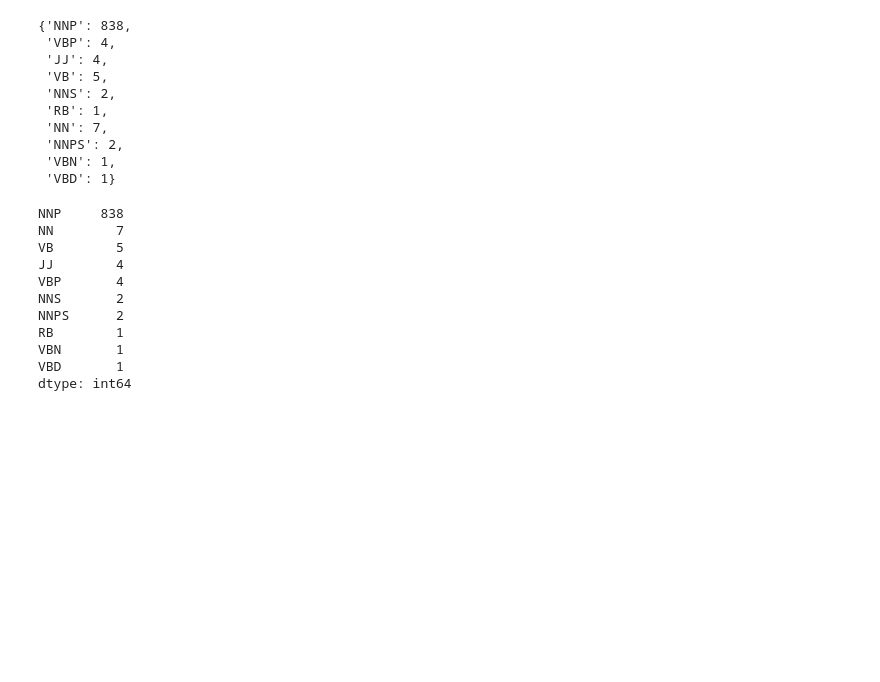
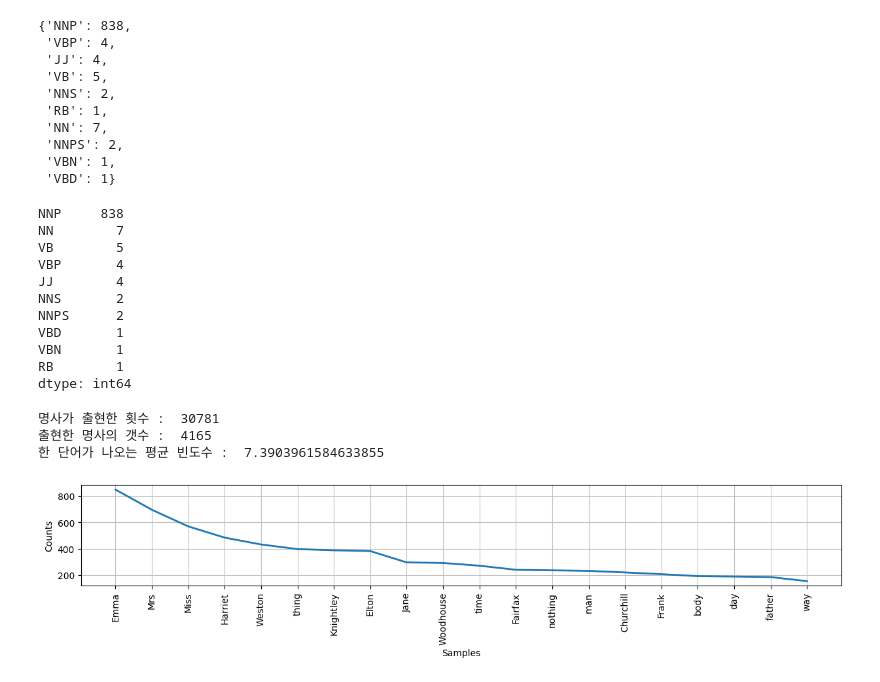
Before and after one commit to hzj04473/ai_x, a Jupyter notebook: source/07_자연어처리/01_NLTK자연어처리패키지.ipynb, the cells around one changed output. Cells and saved outputs as stored; diff of their text form; code cells hidden in the pictures; blank space fills up the shorter version.

```diff
--- a/source/07_자연어처리/01_NLTK자연어처리패키지.ipynb
+++ b/source/07_자연어처리/01_NLTK자연어처리패키지.ipynb
@@ -166,17 +168,17 @@ from nltk.tokenize import RegexpTokenizer
 
 # 1. 특수문자가 들어가지 않은 3글자 이상 되는 단어만 추출해서 폼사태킹을 하시요.
 
-ret = RegexpTokenizer('\w{3,}') # 글자만
+ret = RegexpTokenizer('\w{3,}')  # 글자만
 
 emma = nltk.corpus.gutenberg.raw('austen-emma.txt')
 
 emma_words = ret.tokenize(emma)
-emma_tags = pos_tag(emma_word)
+emma_tags = pos_tag(emma_words)
 
 # print(emma_tags)
 
-print('emma 소설에서 3글자 이상의 단어 출현수 : ', len(emma_word), len(emma_tags))
-print('emma 소설에서 3글자 이상의 단어 종류수 : ', len(set(emma_word)), len(set(emma_tags)))
+print('emma 소설에서 3글자 이상의 단어 출현수 : ', len(emma_words), len(emma_tags))
+print('emma 소설에서 3글자 이상의 단어 종류수 : ', len(set(emma_words)), len(set(emma_tags)))
 # %% [output]
 emma 소설에서 3글자 이상의 단어 출현수 :  123877 123877
 emma 소설에서 3글자 이상의 단어 종류수 :  7630 11678
@@ -190,11 +192,12 @@ print(emma_tags[:5])
 [('Emma', 'NNP'), ('Jane', 'NNP'), ('Austen', 'NNP'), ('1816', 'CD'), ('VOLUME', 'NNP')]
 # %%
 # 2. "Emma" 단어가 몇번 등장하며, 품사태킹이 어떤 품사들로 되어 있는지 모두 출력하시오.
-pos = [] # 품사만
-for emma_tag in emma_tags:
-    if emma_tag[0] == 'Emma':
-        pos.append(emma_tag[1])
+pos = []  # 품사만
+# for emma_tag in emma_tags:
+#     if emma_tag[0] == 'Emma':
+#         pos.append(emma_tag[1])
 
+pos = [emma_tag[1] for emma_tag in emma_tags if emma_tag[0] == 'Emma']
 print('Emma 출현횟수 : ', len(pos))
 print('Emma의 품사 :', set(pos))
 # Emma 출현횟수 :  865
@@ -229,22 +232,54 @@ pos_cnt
 # %%
 import pandas as pd
 
-pos_cnt = pd.Series([0]*len(set(pos)), index=set(pos))
+pos_cnt = pd.Series([0] * len(set(pos)), index=set(pos))
 
 for word, tag in emma_tags:
     if word == 'Emma':
         if tag in pos_cnt:
-            pos_cnt[tag] +=1
+            pos_cnt[tag] += 1
 pos_cnt.sort_values(ascending=False)
 # %% [output]
 NNP     838
 NN        7
 VB        5
+VBP       4
 JJ        4
-VBP       4
 NNS       2
 NNPS      2
+VBD       1
+VBN       1
 RB        1
-VBN       1
-VBD       1
 dtype: int64
+# %%
+# 3. 내가 원하는 품사(명사)의 단어만 뽑아 등장하는 명사의 종류 갯수를 출력하시오
+nonus_list = []  # 명사들만
+
+# for word, tag in emma_tags:
+
+#     if (tag == 'NN') | (tag == 'NNS') | (tag == 'NNP') | (tag == 'NNPS') :
+#         nonus_list.append(word)
+
+nonus_list = [
+    word for word, tag in emma_tags
+    if (tag == 'NN') | (tag == 'NNS') | (tag == 'NNP') | (tag == 'NNPS')
+]
+
+print('명사가 출현한 횟수 : ', len(nonus_list))
+print('출현한 명사의 갯수 : ', len(set(nonus_list)))
+print('한 단어가 나오는 평균 빈도수 : ', len(nonus_list) / len(set(nonus_list)))
+# %% [output]
+명사가 출현한 횟수 :  30781
+출현한 명사의 갯수 :  4165
+한 단어가 나오는 평균 빈도수 :  7.3903961584633855
+# %%
+# 최빈 단어 시각화
+import matplotlib.pyplot as plt
+from nltk import Text
+
+emma_text = Text(nonus_list)
+plt.figure(figsize=(15, 2))
+emma_text.plot(20)
+plt.show()
+# %% [output]
+[figure, added]
```
Also changed, not shown: parts of 15 cells of this notebook, 2 other files.
